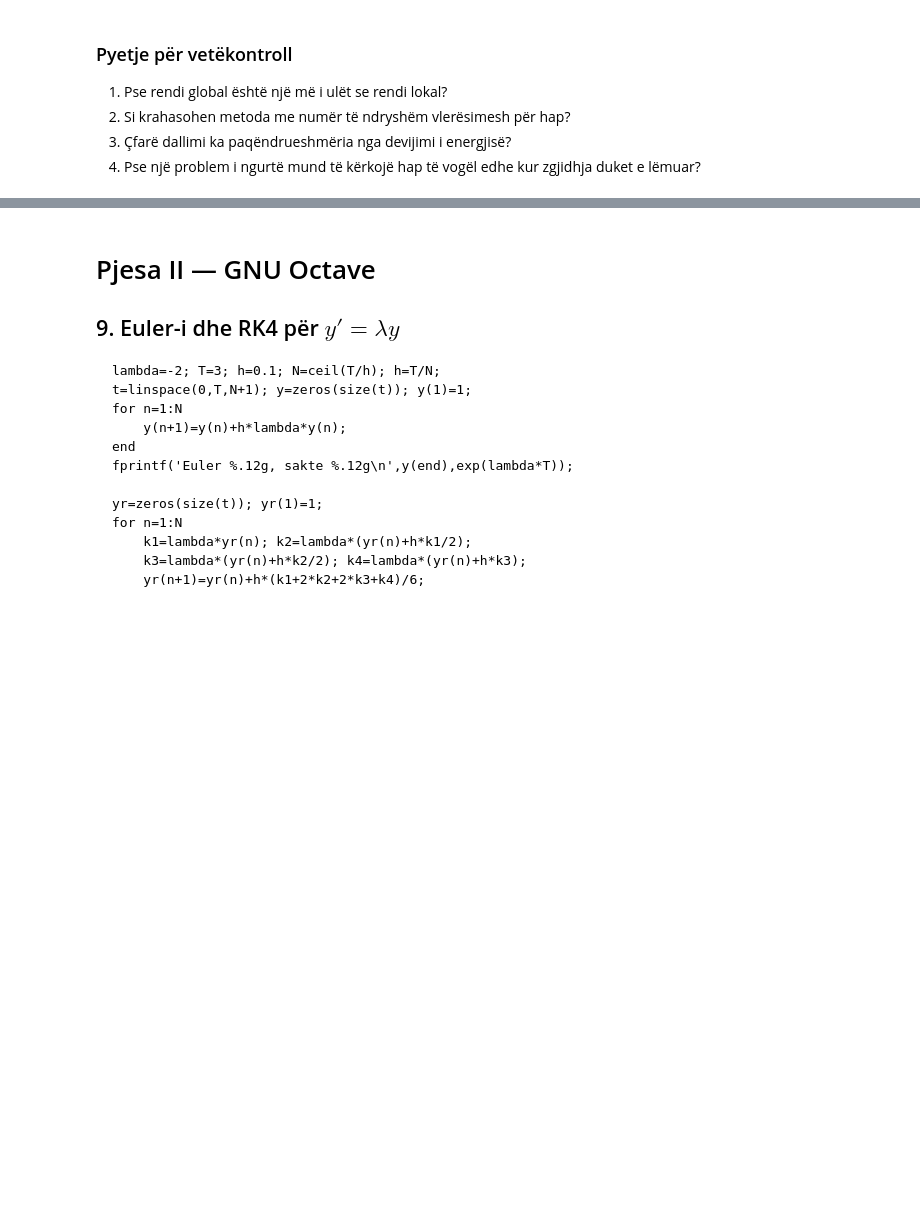
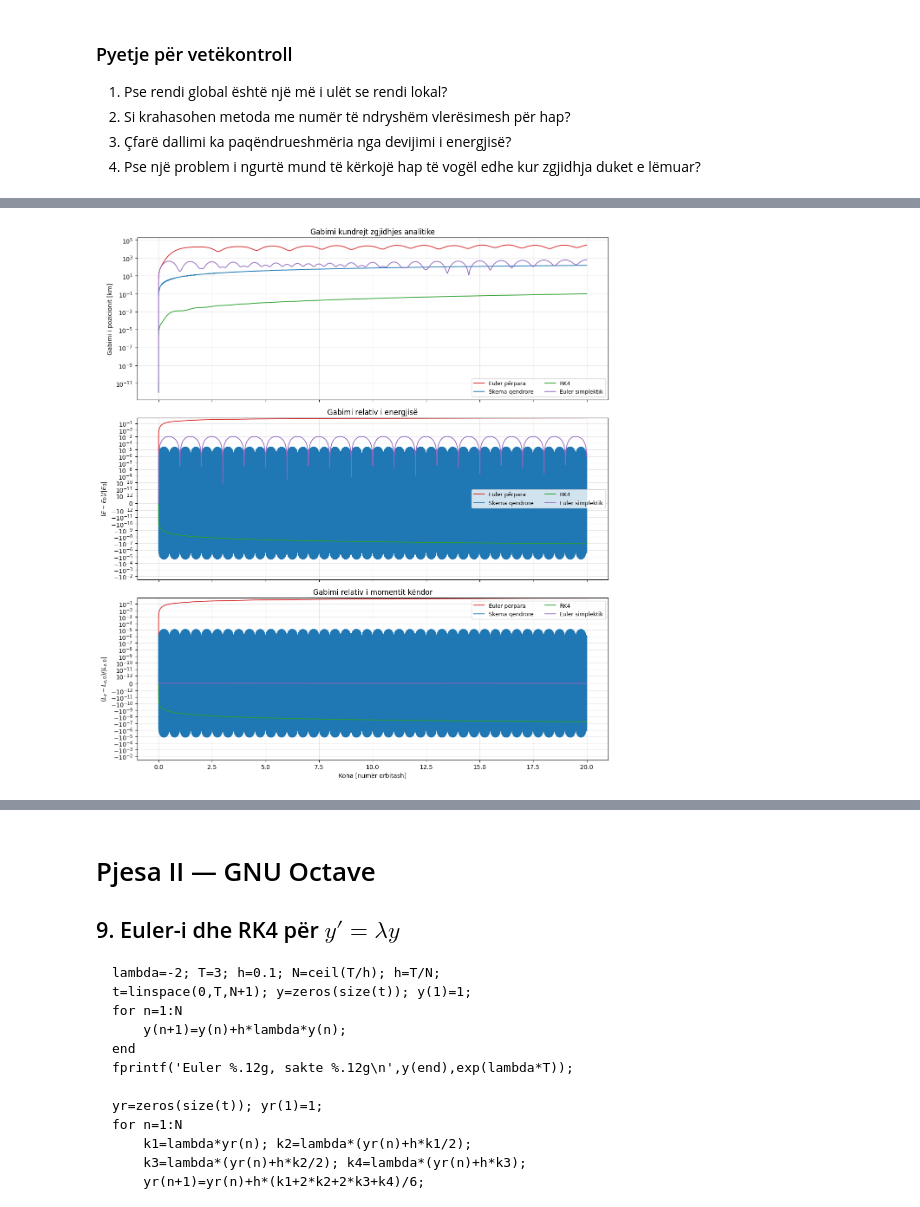
Before and after one commit to Klaudio-Peqini/Simulations-and-Numerical-Methods, a Jupyter notebook: notebooks/Instruktori/Laboratori_06_Ekuacionet_Diferenciale_dhe_Dinamika_Instruktori.ipynb, the cells around one changed output, grey strips where cells are left out. Cells and saved outputs as stored; diff of their text form; code cells hidden in the pictures; blank space fills up the shorter version.

```diff
--- a/notebooks/Instruktori/Laboratori_06_Ekuacionet_Diferenciale_dhe_Dinamika_Instruktori.ipynb
+++ b/notebooks/Instruktori/Laboratori_06_Ekuacionet_Diferenciale_dhe_Dinamika_Instruktori.ipynb
@@ -304,0 +1047,58 @@ print('pa interpolim=',t[i+1],'me interpolim=',t_cross)
+# %%
+# Evolucioni kohor i gabimeve
+
+time_in_orbits = t / T_ORBIT
+
+fig, axes = plt.subplots(3, 1, figsize=(12, 13), sharex=True)
+
+for method_name in SOLVERS:
+    data = diagnostics[method_name]
+    color = colors[method_name]
+
+    axes[0].plot(
+        time_in_orbits,
+        np.maximum(data["position_error_km"], 1e-12),
+        color=color,
+        linewidth=1.3,
+        label=method_name
+    )
+
+    axes[1].plot(
+        time_in_orbits,
+        data["relative_energy_error"],
+        color=color,
+        linewidth=1.3,
+        label=method_name
+    )
+
+    axes[2].plot(
+        time_in_orbits,
+        data["relative_angular_error"],
+        color=color,
+        linewidth=1.3,
+        label=method_name
+    )
+
+axes[0].set_yscale("log")
+axes[0].set_ylabel("Gabimi i pozicionit [km]")
+axes[0].set_title("Gabimi kundrejt zgjidhjes analitike")
+
+# Shkalla symlog paraqet njëkohësisht vlera pozitive,
+# negative dhe vlera shumë pranë zeros.
+axes[1].set_yscale("symlog", linthresh=1e-12)
+axes[1].set_ylabel(r"$(E-E_0)/|E_0|$")
+axes[1].set_title("Gabimi relativ i energjisë")
+
+axes[2].set_yscale("symlog", linthresh=1e-12)
+axes[2].set_ylabel(r"$(L_z-L_{z,0})/|L_{z,0}|$")
+axes[2].set_xlabel("Koha [numër orbitash]")
+axes[2].set_title("Gabimi relativ i momentit këndor")
+
+for ax in axes:
+    ax.grid(True, which="both", alpha=0.3)
+    ax.legend(ncol=2, fontsize=9)
+
+plt.tight_layout()
+plt.show()
+# %% [output]
+[figure, added]
```
Also changed, not shown: parts of 27 cells of this notebook.
